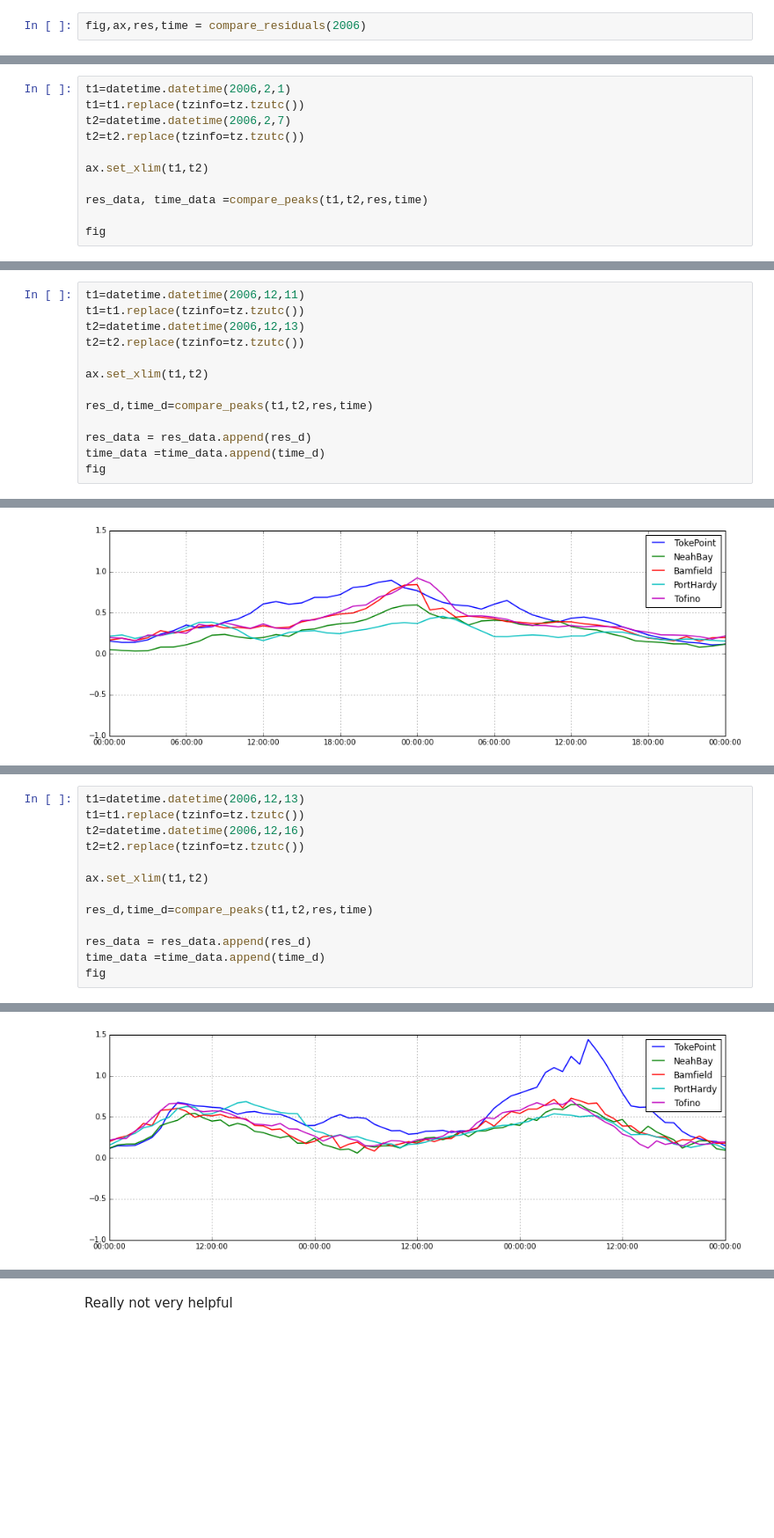
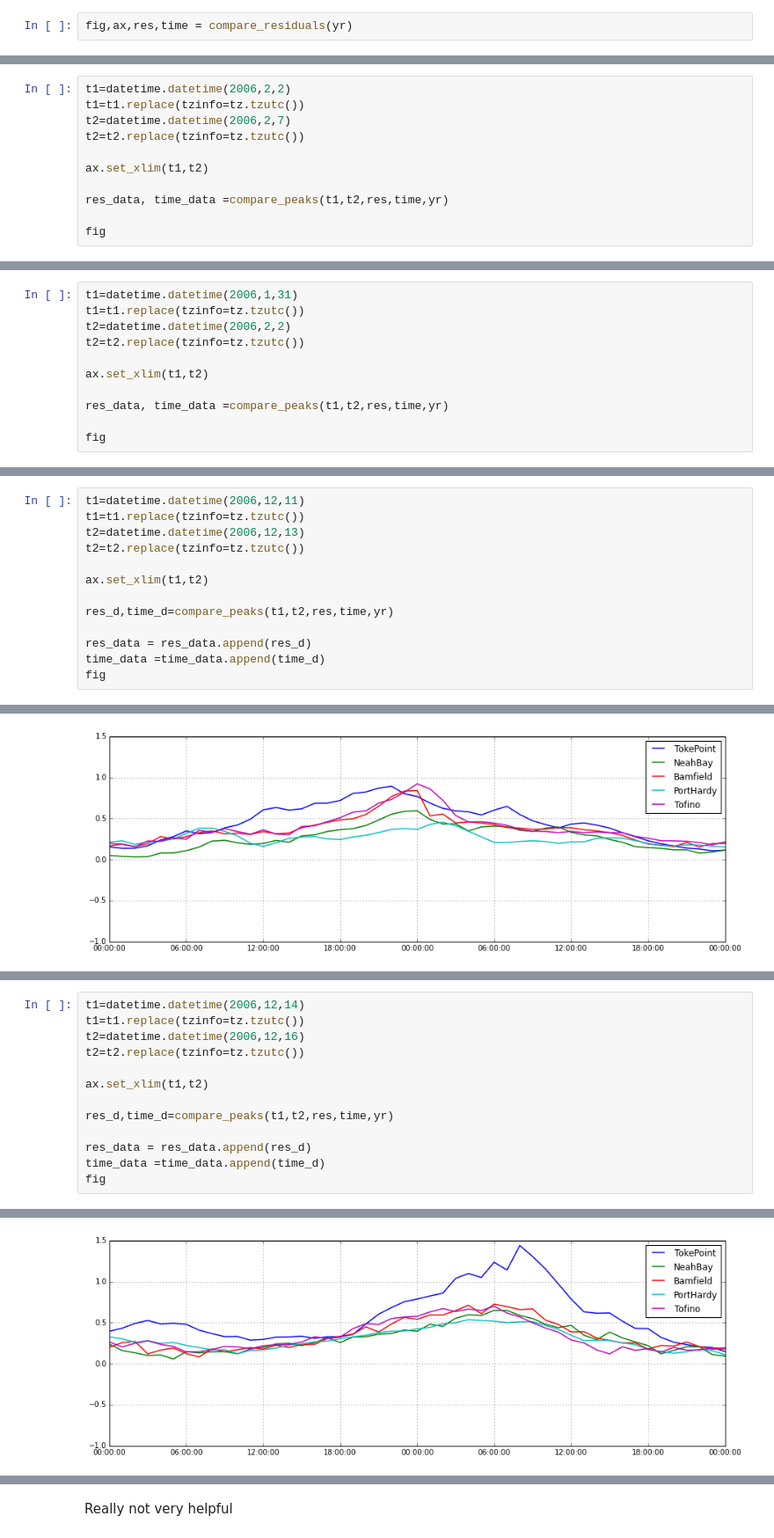
Before and after one commit to SalishSeaCast/storm-surge, a Jupyter notebook: Revisions/tides/Pacific Coast Surge.ipynb, the cells around one changed output, grey strips where cells are left out. Shown at 88% size. Saved outputs shown, nothing was run; the diff lists cells and outputs as text; blank space fills up the shorter version.

```diff
--- a/Revisions/tides/Pacific Coast Surge.ipynb
+++ b/Revisions/tides/Pacific Coast Surge.ipynb
@@ -167,18 +167,18 @@ KeyboardInterrupt:
 # %%
-fig,ax,res,time = compare_residuals(2006)
+fig,ax,res,time = compare_residuals(yr)
 # %% [output]
 [figure]
 # %% [markdown]
 ## Isolating several surge events
 # %%
-t1=datetime.datetime(2006,2,1)
+t1=datetime.datetime(2006,2,2)
 t1=t1.replace(tzinfo=tz.tzutc())
 t2=datetime.datetime(2006,2,7)
 t2=t2.replace(tzinfo=tz.tzutc())
 
 ax.set_xlim(t1,t2)
 
-res_data, time_data =compare_peaks(t1,t2,res,time)
+res_data, time_data =compare_peaks(t1,t2,res,time,yr)
 
 fig
 # %% [output]
@@ -190,0 +191,11 @@ NeahBay: Max residual: 0.636, Time max: 04-Feb-2006 16:00
+# %%
+t1=datetime.datetime(2006,1,31)
+t1=t1.replace(tzinfo=tz.tzutc())
+t2=datetime.datetime(2006,2,2)
+t2=t2.replace(tzinfo=tz.tzutc())
+
+ax.set_xlim(t1,t2)
+
+res_data, time_data =compare_peaks(t1,t2,res,time,yr)
+
+fig
@@ -196,7 +214,7 @@ t2=t2.replace(tzinfo=tz.tzutc())
 
 ax.set_xlim(t1,t2)
 
-res_d,time_d=compare_peaks(t1,t2,res,time)
+res_d,time_d=compare_peaks(t1,t2,res,time,yr)
 
 res_data = res_data.append(res_d)
 time_data =time_data.append(time_d)
@@ -216,13 +234,13 @@ print time_data
 0      8280     8280       8282    8280       8278
 # %%
-t1=datetime.datetime(2006,12,13)
+t1=datetime.datetime(2006,12,14)
 t1=t1.replace(tzinfo=tz.tzutc())
 t2=datetime.datetime(2006,12,16)
 t2=t2.replace(tzinfo=tz.tzutc())
 
 ax.set_xlim(t1,t2)
 
-res_d,time_d=compare_peaks(t1,t2,res,time)
+res_d,time_d=compare_peaks(t1,t2,res,time,yr)
 
 res_data = res_data.append(res_d)
 time_data =time_data.append(time_d)
@@ -234,6 +252,6 @@ PortHardy: Max residual: 0.684264, Time max: 13-Dec-2006 16:00
 TokePoint: Max residual: 1.439, Time max: 15-Dec-2006 08:00
 NeahBay: Max residual: 0.65, Time max: 15-Dec-2006 06:00
-[figure, old version]
+[figure, new version]
 # %%
 t1=datetime.datetime(2006,11,11)
 t1=t1.replace(tzinfo=tz.tzutc())
```
Also changed, not shown: parts of 28 cells of this notebook, 3 other files.
